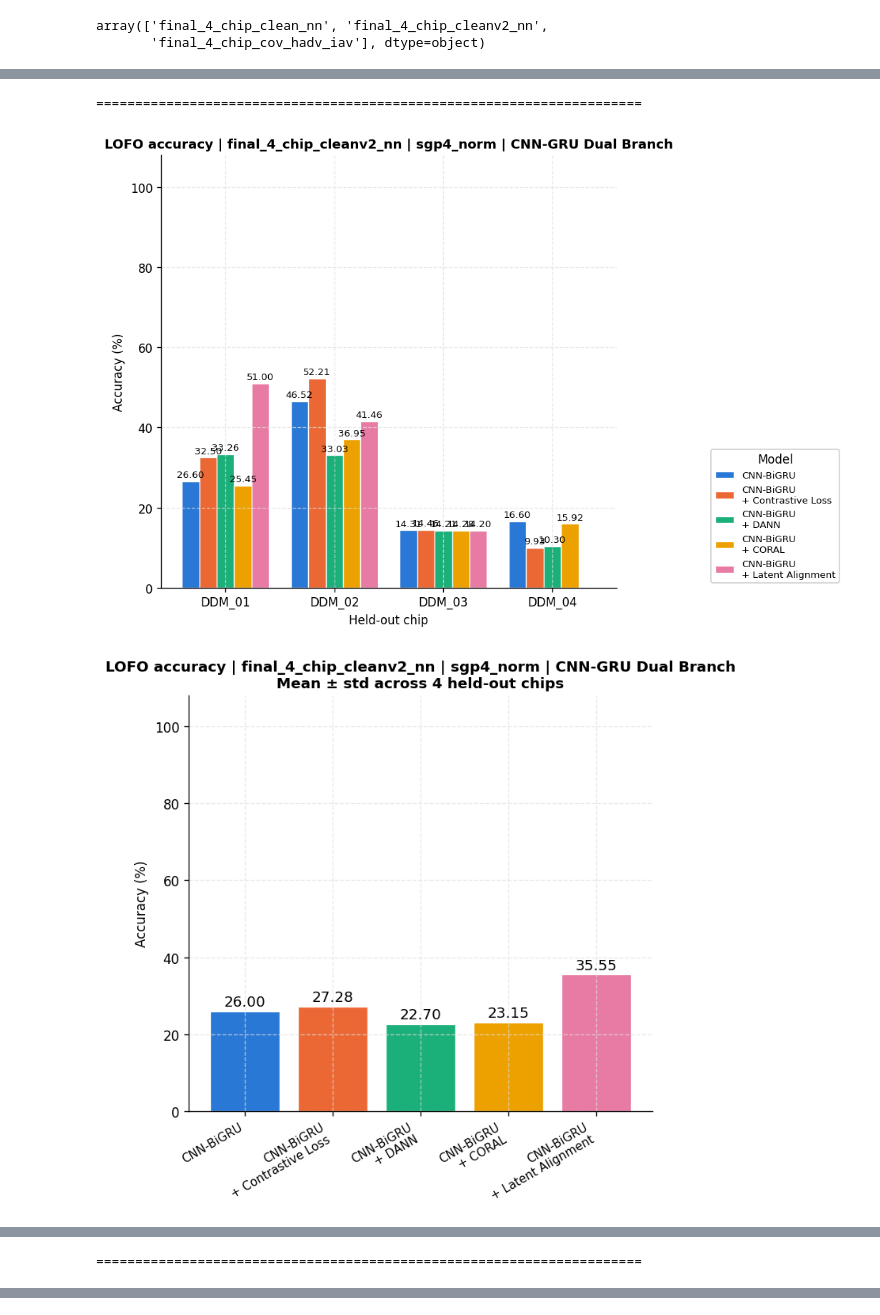
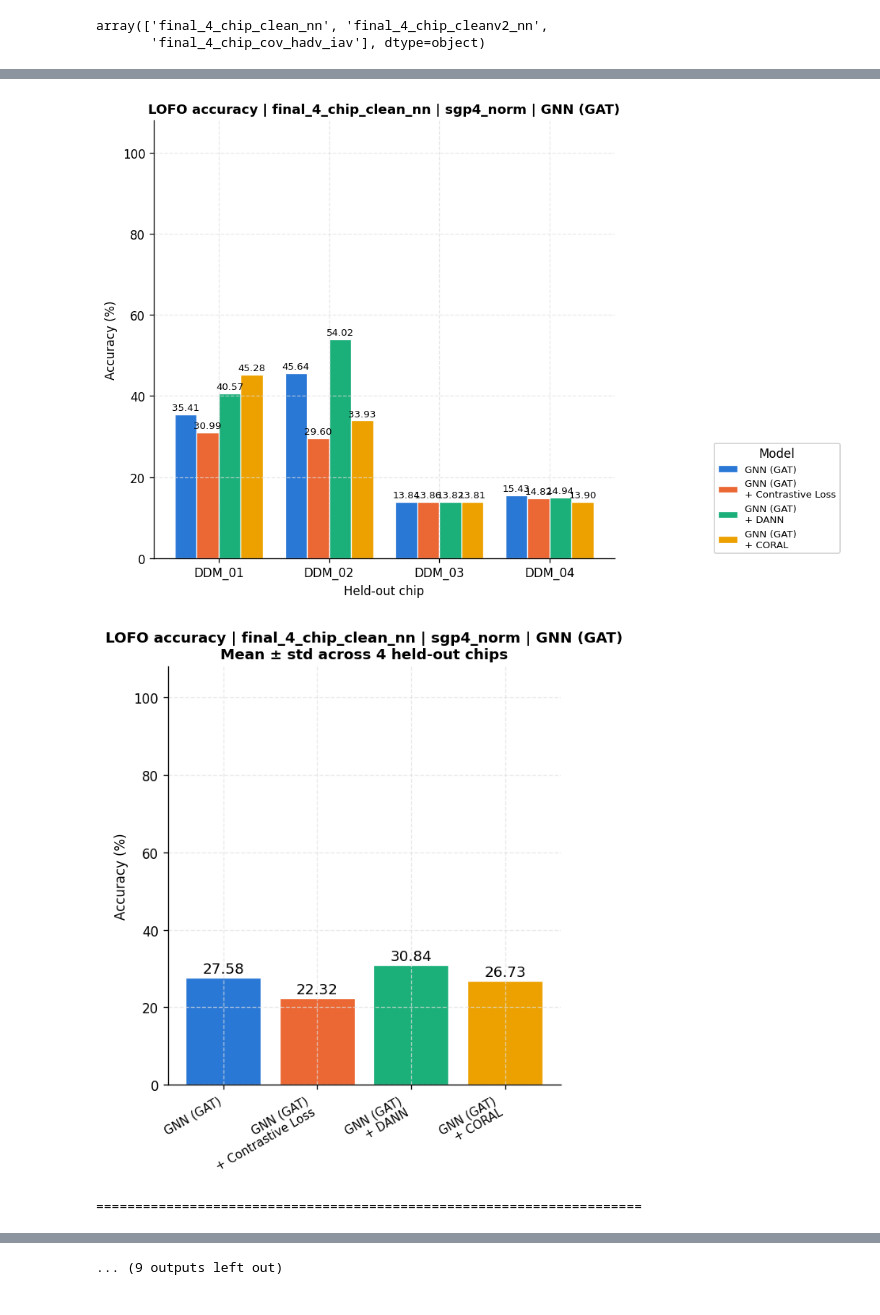
Before and after one commit to kautsarg/POC_DDM, a Jupyter notebook: gk_code/main/notebooks/0_final_result_comparison.ipynb, the cells around one changed output, grey strips where cells are left out. Drawn from its saved outputs; the diff is of its cells as text; code cells hidden in the pictures.

```diff
--- a/gk_code/main/notebooks/0_final_result_comparison.ipynb
+++ b/gk_code/main/notebooks/0_final_result_comparison.ipynb
@@ -483,6 +669,8 @@ def load_cv_results(group_name, curve_type):
     print(legacy_path)
     return b06.load_partitioned(group_dir, CV_MODE_STR, curve_type, legacy_path=legacy_path)
 # %%
+CV_MODELS = MODELS + ['gnn_gat']
+
 def load_cv_accuracy(group_indices=None):
     if group_indices is not None:
         groups = [list(config.CROSS_DATASET_GROUPS)[i] for i in group_indices]
@@ -502,14 +690,14 @@ def load_cv_accuracy(group_indices=None):
                 res_entry = lofo_results[fold].get(CV_FILTER)
                 if res_entry is None:
                     continue
-                for model in MODELS:
+                for model in CV_MODELS:
                     preds_key = config.MODEL_KEY_MAP.get(model, (None,))[0]
                     if preds_key is None or preds_key not in res_entry:
                         continue
                     y_true = np.concatenate(res_entry["y_trues_"])
                     y_pred = np.concatenate(res_entry[preds_key])
                     rows.append(dict(group=group_name, curve_type=CV_CURVE_SHORT.get(curve_type, curve_type),
-                                     fold=fold, model=model, family=MODEL_TO_FAMILY[model],
+                                     fold=fold, model=model, family=MODEL_TO_FAMILY.get(model, model),
                                      accuracy=accuracy_score(y_true, y_pred) * 100,
                                      n_test=len(y_true)))
     return pd.DataFrame(rows)
@@ -640,7 +830,7 @@ def plot_grouped_bar_by_model(df, x_col, x_order, models, model_labels,
 for (group_name, curve_type), sub in cv_df.groupby(['group', 'curve_type']):
     fold_labels = sorted(sub.fold.unique(), key=lambda s: int(s.split('_')[1]))
     stats = plot_grouped_bar_by_model(
-        sub, x_col='fold', x_order=fold_labels, models=MODELS, model_labels=FAMILY_LABELS,
+        sub, x_col='fold', x_order=fold_labels, models=CV_MODELS, model_labels=FAMILY_LABELS,
         xlabel='Fold', title=f'5-fold cross-chip accuracy | {group_name} | {curve_type}',
     )
     print(f"\nMean ± std across folds ({group_name} | {curve_type}):")
@@ -676,8 +867,10 @@ LOFO_CURVE_SHORT = {"ori_curve_norm": "ori_norm", "ori_curve_sg_p4_norm": "sgp4_
 COMPARISON_1 = ["cnn_gru_dual", "cnn_gru_dual_supcon3", "cnn_gru_dual_dann", "cnn_gru_dual_coral"]
 COMPARISON_2 = ["cnn_gru_dual_attn_recon", "cnn_gru_dual_attn_recon_supcon3",
                 "cnn_gru_dual_attn_recon_dann", "cnn_gru_dual_attn_recon_coral"]
+COMPARISON_3 = ["gnn_gat", "gnn_gat_supcon3", "gnn_gat_dann", "gnn_gat_coral"]
 LOFO_COMPARISON_1 = COMPARISON_1 + ["cnn_gru_dual_pc_recenter"]
 LOFO_COMPARISON_2 = COMPARISON_2 + ["cnn_gru_dual_attn_recon_pc_recenter"]
+LOFO_COMPARISON_3 = COMPARISON_3  # no pc_recenter variant for gnn_gat yet -- see load_lofo_accuracy
 
 def lofo_group_dir(group_name):
     return b06.alignment_dir(cv_group_dir(group_name), LOFO_CURVE_ALIGN, LOFO_PC_TTP_ANCHOR)
@@ -795,7 +988,7 @@ def load_lofo_accuracy(groups=None, group_indices=None):
             groups = [list(config.CROSS_DATASET_GROUPS)[i] for i in group_indices]
         else:
             groups = list(config.CROSS_DATASET_GROUPS)
-    all_models = COMPARISON_1 + COMPARISON_2
+    all_models = COMPARISON_1 + COMPARISON_2 + COMPARISON_3
     rows = []
     for group_name in groups:
         exp_paths_all = [Path(CV_EXP_FOLDER, name) for name in config.CROSS_DATASET_GROUPS[group_name]]
@@ -901,34 +1102,35 @@ array(['final_4_chip_clean_nn', 'final_4_chip_cleanv2_nn',
 
 # selected_held_outs = ['DDM_01']
 selected_held_outs = []
 if selected_held_outs:
     lofo_df_filtered = lofo_df[lofo_df['fold'].isin(selected_held_outs)].copy()
 else:
     lofo_df_filtered = lofo_df.copy()
 
 lofo_df_filtered = lofo_df_filtered[lofo_df_filtered['curve_type'] == 'sgp4_norm']
 # lofo_df_filtered = lofo_df_filtered[lofo_df_filtered['group'].isin(['final_4_chip_clean_nn', 'final_4_chip_cov_hadv_iav'])]
 
 for (group_name, curve_type), sub in lofo_df_filtered.groupby(['group', 'curve_type']):
     fold_labels = sorted(sub.fold.unique())
     for comparison, label in [(LOFO_COMPARISON_1, "CNN-GRU Dual Branch"),
-                              (LOFO_COMPARISON_2, "CNN-GRU + Spatial Attn")]:
+                              (LOFO_COMPARISON_2, "CNN-GRU + Spatial Attn"),
+                              (LOFO_COMPARISON_3, "GNN (GAT)")]:
         comp_sub = sub[sub.model.isin(comparison)]
         if comp_sub.empty:
             continue
         stats = plot_grouped_bar_by_model(
             comp_sub, x_col='fold', x_order=fold_labels, models=comparison, model_labels=FAMILY_LABELS,
             xlabel='Held-out chip', title=f'LOFO accuracy | {group_name} | {curve_type} | {label}',
             plot_fold=True, plot_summary=True, show_std=False,
         )
         # print(f"\nMean ± std across held-out chips ({group_name} | {curve_type} | {label}):")
         # print(stats.round(2))
     print("="*70)
 # %% [output]
 [figure]
 [figure]
 [figure]
 [figure]
-======================================================================
-[figure, old version]
+[figure, new version]
-[figure, old version]
+[figure, new version]
+======================================================================
@@ -937 +1138,0 @@ for (group_name, curve_type), sub in lofo_df_filtered.groupby(['group', 'curve_t
-======================================================================
@@ -940,0 +1142 @@ for (group_name, curve_type), sub in lofo_df_filtered.groupby(['group', 'curve_t
+... (9 outputs left out)
```
Also changed, not shown: parts of 18 cells of this notebook, 16 other files.
